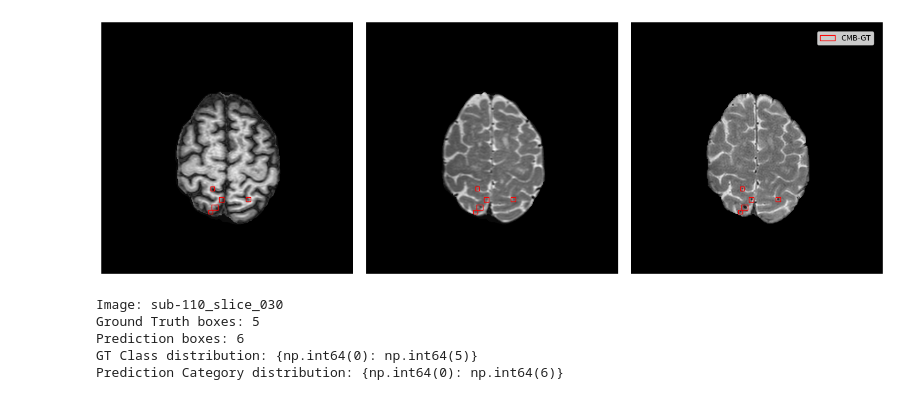
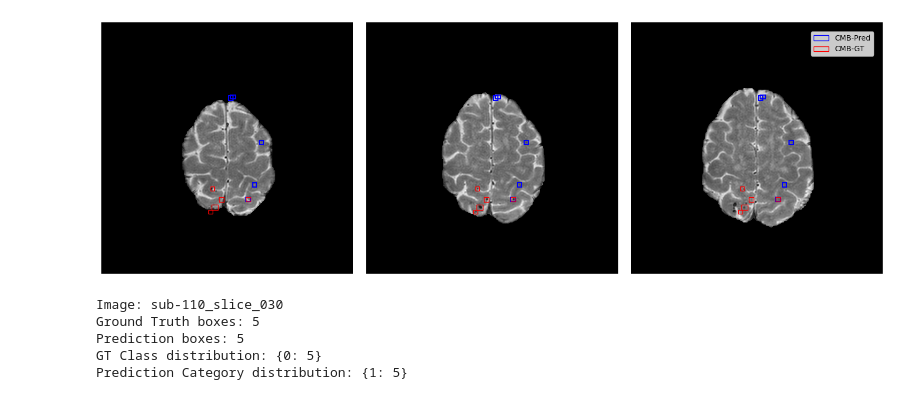
Before and after one commit to greenyjwk/VALDO_brain_MRI_dataset_preprocessing, a Jupyter notebook: misc/EDA_valdo/EDA_YOLO8_Prediction_GT.ipynb, the cells around one changed output. Drawn from its saved outputs; the diff is of its cells as text; code cells hidden in the pictures.

```diff
--- a/misc/EDA_valdo/EDA_YOLO8_Prediction_GT.ipynb
+++ b/misc/EDA_valdo/EDA_YOLO8_Prediction_GT.ipynb
@@ -163,7 +163,7 @@ def plot_predictions_and_ground_truth(image_path, pred_bboxes, gt_bboxes, yolo_p
                     if category_id == 1:
                         # Blue for category 1
                         rect = plt.Rectangle((x, y), pred_width, pred_height,
-                                           linewidth=2, edgecolor='blue', facecolor='none',
+                                           linewidth=1.5, edgecolor='blue', facecolor='none',
                                            linestyle='-')
                         ax.add_patch(rect)
                     elif category_id == 2:
@@ -278,3 +278,21 @@ def visualize_predictions_and_ground_truth(root_path, img_num, slice_num, yolo_p
                 print(f"Image mode: {img.mode}")
         except Exception as e:
             print(f"Could not open the image for additional information: {e}")
+# %%
+# Your existing YOLO predictions
+yolo_output = [
+     {"image_id": "sub-110_slice_030", "category_id": 1, "bbox": [1177.542, 1422.887, 42.15, 43.279], "score": 0.00048}, {"image_id": "sub-110_slice_030", "category_id": 1, "bbox": [0.0, 0.0, 0.0, 0.0], "score": 0.00039}, {"image_id": "sub-110_slice_030", "category_id": 1, "bbox": [963.222, 1424.976, 30.836, 35.595], "score": 0.00022}
+]
+
+# Your existing parameters
+task = "val"
+img_num = "110"
+slice_num = "030"
+
+# csf
+root_path = "/media/Datacenter_storage/Ji/valdo_dataset/valdo_resample_ALFA_YOLO_PNG_epd_gt_box_t2s_GAN_3slices_cmbTrainOnly"
+
+# all sequence
+# root_path = "/media/Datacenter_storage/Ji/valdo_dataset/valdo_all_sequence_cmbOnly_GAN"
+
+visualize_predictions_and_ground_truth(root_path, img_num, slice_num, yolo_output, task)
@@ -281,25 +306,25 @@ def visualize_predictions_and_ground_truth(root_path, img_num, slice_num, yolo_p
 # %%
 # Your existing YOLO predictions
 yolo_output = [
-     {"image_id": "sub-110_slice_030", "category_id": 0, "bbox": [811.5, 661.0, 33.0, 31.0], "score": 0.16882}, {"image_id": "sub-110_slice_030", "category_id": 0, "bbox": [797.0, 647.5, 48.0, 46.0], "score": 0.1571}, {"image_id": "sub-110_slice_030", "category_id": 0, "bbox": [1185.0, 1426.0, 34.0, 38.0], "score": 0.07214}, {"image_id": "sub-110_slice_030", "category_id": 0, "bbox": [1179.0, 1426.0, 32.0, 34.0], "score": 0.07111}, {"image_id": "sub-110_slice_030", "category_id": 0, "bbox": [807.0, 652.0, 42.0, 37.0], "score": 0.05234}, {"image_id": "sub-110_slice_030", "category_id": 0, "bbox": [1170.0, 1415.0, 54.0, 60.0], "score": 0.03047}
+     {"image_id": "sub-110_slice_030", "category_id": 1, "bbox": [1177.81, 1424.656, 37.821, 33.731], "score": 0.02971}, {"image_id": "sub-110_slice_030", "category_id": 1, "bbox": [0.0, 0.0, 0.0, 0.0], "score": 0.00039}, {"image_id": "sub-110_slice_030", "category_id": 1, "bbox": [1283.655, 963.544, 34.491, 31.239], "score": 0.00038}, {"image_id": "sub-110_slice_030", "category_id": 1, "bbox": [1050.92, 593.594, 42.432, 27.441], "score": 0.00029}, {"image_id": "sub-110_slice_030", "category_id": 1, "bbox": [1038.366, 598.553, 34.975, 35.009], "score": 0.00027}, {"image_id": "sub-110_slice_030", "category_id": 1, "bbox": [1232.577, 1308.564, 30.94, 34.216], "score": 0.00012}
 ]
 
 # Your existing parameters
 task = "val"
 img_num = "110"
 slice_num = "030"
 
 # csf
-root_path = "/media/Datacenter_storage/Ji/valdo_dataset/valdo_resample_ALFA_YOLO_PNG_epd_gt_box_GAN_2class_csf"
+root_path = "/media/Datacenter_storage/Ji/valdo_dataset/valdo_resample_ALFA_YOLO_PNG_epd_gt_box_t2s_GAN_3slices_cmbTrainOnly"
 
 # all sequence
 # root_path = "/media/Datacenter_storage/Ji/valdo_dataset/valdo_all_sequence_cmbOnly_GAN"
 
 visualize_predictions_and_ground_truth(root_path, img_num, slice_num, yolo_output, task)
 # %% [output]
-[figure, old version]
+[figure, new version]
 Image: sub-110_slice_030
 Ground Truth boxes: 5
-Prediction boxes: 6
-GT Class distribution: {np.int64(0): np.int64(5)}
-Prediction Category distribution: {np.int64(0): np.int64(6)}
+Prediction boxes: 5
+GT Class distribution: {0: 5}
+Prediction Category distribution: {1: 5}
```
Also changed, not shown: parts of 1 cell of this notebook, 4 other files.
